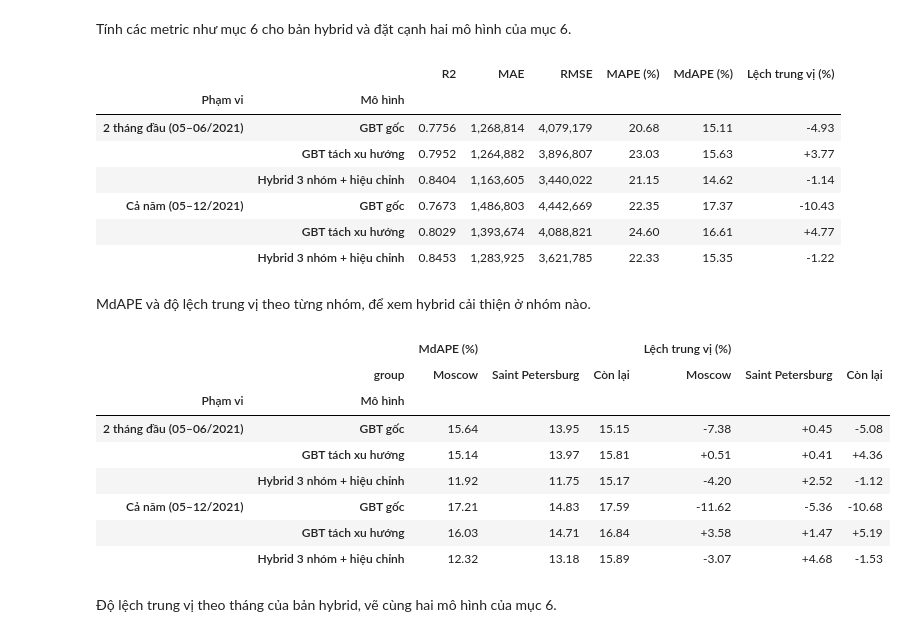
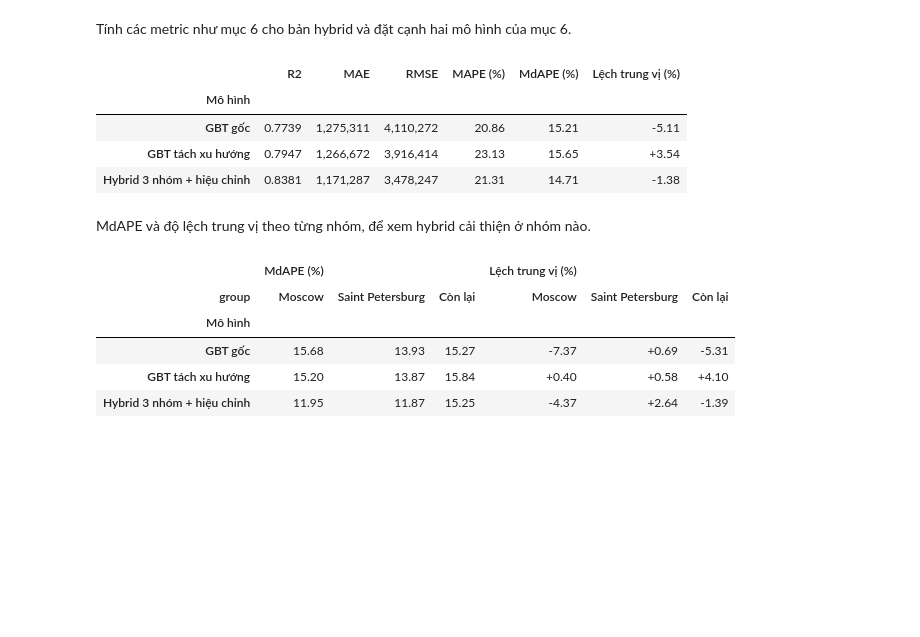
Before and after one commit to thiennguyen37-qn/Russian_Real_Estate, a Jupyter notebook: notebooks/04_modeling.ipynb, the cells around one changed output. Drawn from its saved outputs; the diff is of its cells as text; code cells hidden in the pictures; blank space fills up the shorter version.

```diff
--- a/notebooks/04_modeling.ipynb
+++ b/notebooks/04_modeling.ipynb
@@ -29,5 +29,5 @@ Tập train là toàn bộ `train_model.parquet`; tập đánh giá là 2 tháng
 # %%
 train = spark.read.parquet("../data/train_model.parquet")
-test = spark.read.parquet("../data/test_model.parquet").filter(F.col("months_since_start") <= 40)
-print(f"Train: {train.count():,} bản ghi | Test (2 tháng đầu): {test.count():,} bản ghi")
+test = spark.read.parquet("../data/test_model.parquet")
+print(f"Train: {train.count():,} bản ghi | Test: {test.count():,} bản ghi")
 # %% [output]
@@ -364,44 +334,34 @@ predictions_grp[HYBRID] = reduce(DataFrame.unionByName, [
 # %% [markdown]
 Tính các metric như mục 6 cho bản hybrid và đặt cạnh hai mô hình của mục 6.
 # %%
-hybrid_metrics = pd.DataFrame([{"Phạm vi": scope, "Mô hình": HYBRID, **evaluate_with_median(predictions_grp[HYBRID].filter(cond))}
-                               for scope, cond in scopes.items()]).set_index(["Phạm vi", "Mô hình"])
-all_metrics = pd.concat([gbt_metrics, hybrid_metrics]).loc[[(s, m) for s in scopes for m in predictions_grp]]
+hybrid_metrics = pd.DataFrame([{"Mô hình": HYBRID, **evaluate_with_median(predictions_grp[HYBRID])}]).set_index("Mô hình")
+all_metrics = pd.concat([gbt_metrics, hybrid_metrics])
 all_metrics.style.format({"R2": "{:.4f}", "MAE": "{:,.0f}", "RMSE": "{:,.0f}", "MAPE (%)": "{:.2f}",
                           "MdAPE (%)": "{:.2f}", "Lệch trung vị (%)": "{:+.2f}"})
 # %% [output]
-|  |  | R2 | MAE | RMSE | MAPE (%) | MdAPE (%) | Lệch trung vị (%) |
-| Phạm vi | Mô hình |  |  |  |  |  |  |
-| 2 tháng đầu (05–06/2021) | GBT gốc | 0.7756 | 1,268,814 | 4,079,179 | 20.68 | 15.11 | -4.93 |
-|  | GBT tách xu hướng | 0.7952 | 1,264,882 | 3,896,807 | 23.03 | 15.63 | +3.77 |
-|  | Hybrid 3 nhóm + hiệu chỉnh | 0.8404 | 1,163,605 | 3,440,022 | 21.15 | 14.62 | -1.14 |
-| Cả năm (05–12/2021) | GBT gốc | 0.7673 | 1,486,803 | 4,442,669 | 22.35 | 17.37 | -10.43 |
-|  | GBT tách xu hướng | 0.8029 | 1,393,674 | 4,088,821 | 24.60 | 16.61 | +4.77 |
-|  | Hybrid 3 nhóm + hiệu chỉnh | 0.8453 | 1,283,925 | 3,621,785 | 22.33 | 15.35 | -1.22 |
+|  | R2 | MAE | RMSE | MAPE (%) | MdAPE (%) | Lệch trung vị (%) |
+| Mô hình |  |  |  |  |  |  |
+| GBT gốc | 0.7739 | 1,275,311 | 4,110,272 | 20.86 | 15.21 | -5.11 |
+| GBT tách xu hướng | 0.7947 | 1,266,672 | 3,916,414 | 23.13 | 15.65 | +3.54 |
+| Hybrid 3 nhóm + hiệu chỉnh | 0.8381 | 1,171,287 | 3,478,247 | 21.31 | 14.71 | -1.38 |
 # %% [markdown]
 MdAPE và độ lệch trung vị theo từng nhóm, để xem hybrid cải thiện ở nhóm nào.
 # %%
 def median_errors_by_group(pred):
     rel = F.col("pred_price") / F.col("price")
     return (pred.groupBy("group")
                 .agg((100 * F.percentile_approx(F.abs(rel - 1), 0.5, 10000)).alias("MdAPE (%)"),
                      (100 * (F.percentile_approx(rel, 0.5, 10000) - 1)).alias("Lệch trung vị (%)"))
                 .toPandas())
 
-group_metrics = (pd.concat([median_errors_by_group(pred.filter(cond)).assign(**{"Phạm vi": scope, "Mô hình": name})
-                            for scope, cond in scopes.items() for name, pred in predictions_grp.items()])
-                   .pivot_table(index=["Phạm vi", "Mô hình"], columns="group", values=["MdAPE (%)", "Lệch trung vị (%)"], sort=False)
+group_metrics = (pd.concat([median_errors_by_group(pred).assign(**{"Mô hình": name}) for name, pred in predictions_grp.items()])
+                   .pivot_table(index="Mô hình", columns="group", values=["MdAPE (%)", "Lệch trung vị (%)"], sort=False)
                    .reindex(columns=GROUPS, level=1))
 group_metrics.style.format("{:.2f}").format("{:+.2f}", subset=["Lệch trung vị (%)"])
 # %% [output]
-|  |  | MdAPE (%) |  |  | Lệch trung vị (%) |  |  |
-|  | group | Moscow | Saint Petersburg | Còn lại | Moscow | Saint Petersburg | Còn lại |
-| Phạm vi | Mô hình |  |  |  |  |  |  |
-| 2 tháng đầu (05–06/2021) | GBT gốc | 15.64 | 13.95 | 15.15 | -7.38 | +0.45 | -5.08 |
-|  | GBT tách xu hướng | 15.14 | 13.97 | 15.81 | +0.51 | +0.41 | +4.36 |
-|  | Hybrid 3 nhóm + hiệu chỉnh | 11.92 | 11.75 | 15.17 | -4.20 | +2.52 | -1.12 |
-| Cả năm (05–12/2021) | GBT gốc | 17.21 | 14.83 | 17.59 | -11.62 | -5.36 | -10.68 |
-|  | GBT tách xu hướng | 16.03 | 14.71 | 16.84 | +3.58 | +1.47 | +5.19 |
-|  | Hybrid 3 nhóm + hiệu chỉnh | 12.32 | 13.18 | 15.89 | -3.07 | +4.68 | -1.53 |
+|  | MdAPE (%) |  |  | Lệch trung vị (%) |  |  |
+| group | Moscow | Saint Petersburg | Còn lại | Moscow | Saint Petersburg | Còn lại |
+| Mô hình |  |  |  |  |  |  |
+| GBT gốc | 15.68 | 13.93 | 15.27 | -7.37 | +0.69 | -5.31 |
+| GBT tách xu hướng | 15.20 | 13.87 | 15.84 | +0.40 | +0.58 | +4.10 |
+| Hybrid 3 nhóm + hiệu chỉnh | 11.95 | 11.87 | 15.25 | -4.37 | +2.64 | -1.39 |
-# %% [markdown]
-Độ lệch trung vị theo tháng của bản hybrid, vẽ cùng hai mô hình của mục 6.
```
Also changed, not shown: parts of 15 cells of this notebook.
